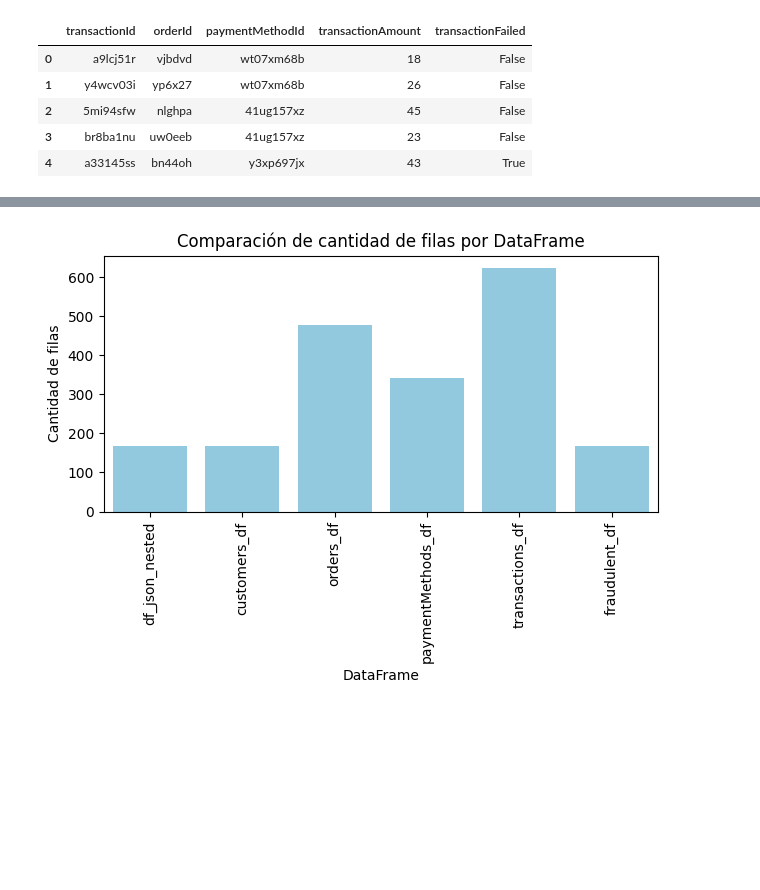
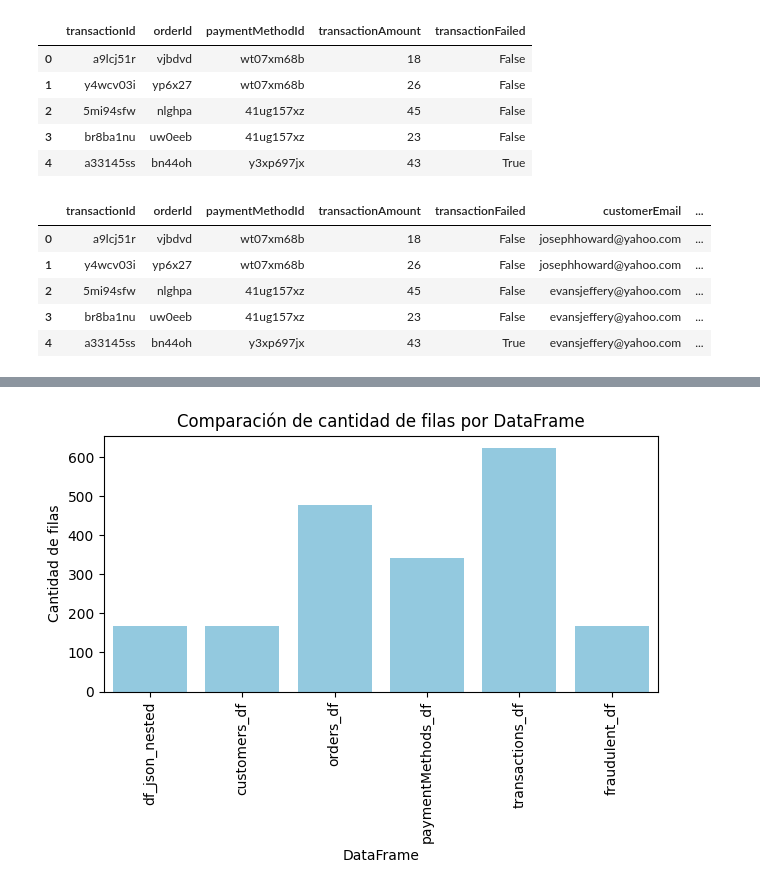
Before and after one commit to Alejo-01/final_project, a Jupyter notebook: Parte_A/p1__Adaptación.ipynb, the cells around one changed output, grey strips where cells are left out. Saved outputs shown, nothing was run; the diff lists cells and outputs as text; code cells hidden in the pictures; blank space fills up the shorter version.

```diff
--- a/Parte_A/Parte_1__p1.ipynb
+++ b/Parte_A/p1__Adaptación.ipynb
@@ -98,6 +129,38 @@ transactions_df.head()
 | 2 | 5mi94sfw | nlghpa | 41ug157xz | 45 | False |
 | 3 | br8ba1nu | uw0eeb | 41ug157xz | 23 | False |
 | 4 | a33145ss | bn44oh | y3xp697jx | 43 | True |
+# %%
+# Transformacion de transaction -> extension de info de cliente fraudulento a transacción fraudulenta
+fraudulent_df_extended= pd.DataFrame({
+    'customerEmail': df_json_nested['customer'].apply(lambda x: x['customerEmail']),
+    'fraudulent': df_json_nested['fraudulent']
+})
+
+transactions_with_email = []
+for idx, row in df_json_nested.iterrows():
+    customer_email = row['customer']['customerEmail']
+    for transaction in row['transactions']:
+        if transaction is not None:
+            transaction_copy = transaction.copy()
+            transaction_copy['customerEmail'] = customer_email
+            transactions_with_email.append(transaction_copy)
+
+transactions_df_extended = pd.DataFrame(transactions_with_email)
+
+transactions_with_fraud = transactions_df_extended.merge(
+    fraudulent_df_extended,
+    on='customerEmail',
+    how='left'
+)
+
+transactions_with_fraud.head()
+# %% [output]
+|  | transactionId | orderId | paymentMethodId | transactionAmount | transactionFailed | customerEmail | ... |
+| 0 | a9lcj51r | vjbdvd | wt07xm68b | 18 | False | josephhoward@yahoo.com | ... |
+| 1 | y4wcv03i | yp6x27 | wt07xm68b | 26 | False | josephhoward@yahoo.com | ... |
+| 2 | 5mi94sfw | nlghpa | 41ug157xz | 45 | False | evansjeffery@yahoo.com | ... |
+| 3 | br8ba1nu | uw0eeb | 41ug157xz | 23 | False | evansjeffery@yahoo.com | ... |
+| 4 | a33145ss | bn44oh | y3xp697jx | 43 | True | evansjeffery@yahoo.com | ... |
 # %%
 # Columna paymentMethods, es una lista
 paymentMethods_nested = pd.DataFrame([md for md in df_json_nested['paymentMethods']])
```
Also changed, not shown: parts of 21 cells of this notebook, 9 other files.
